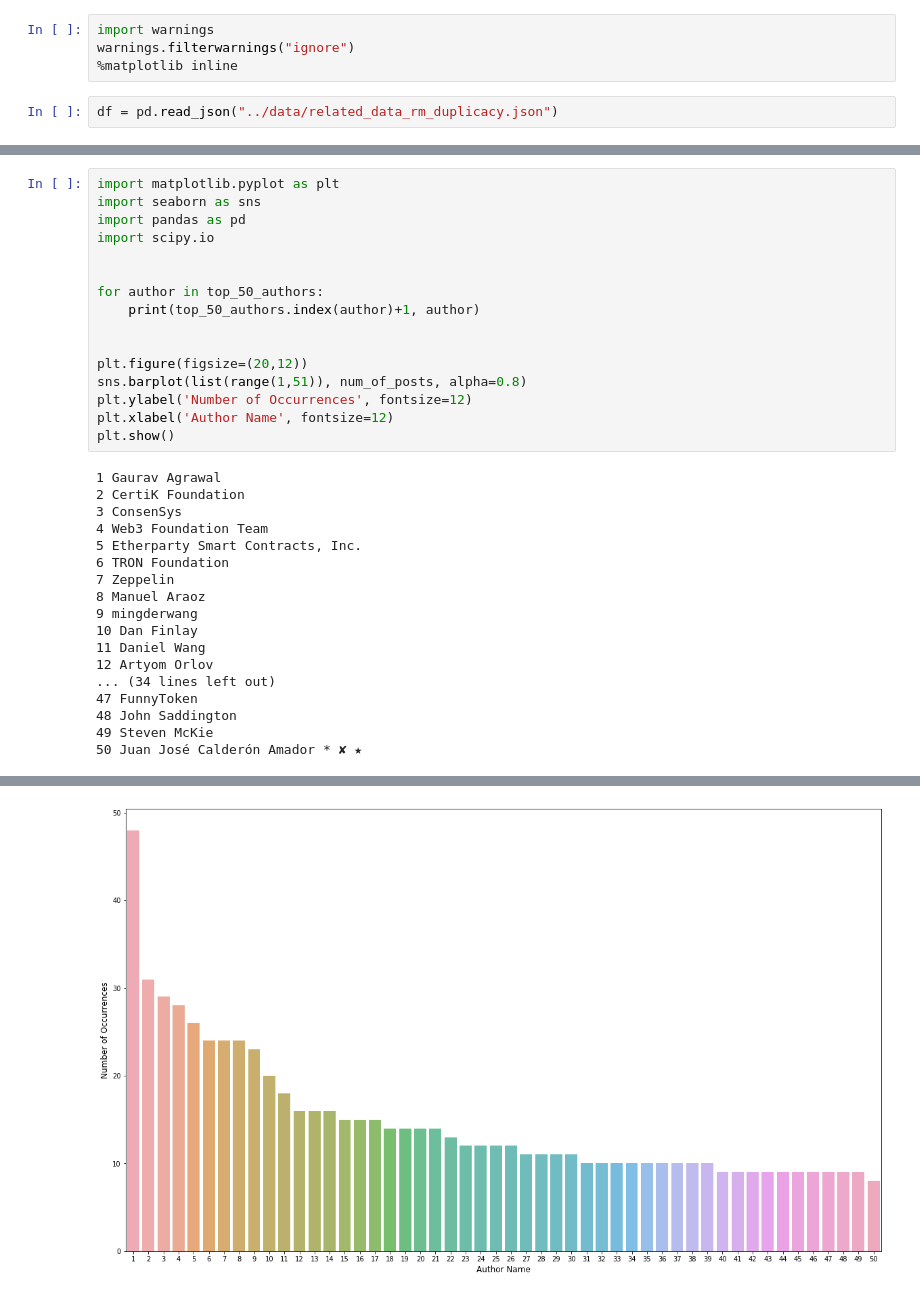
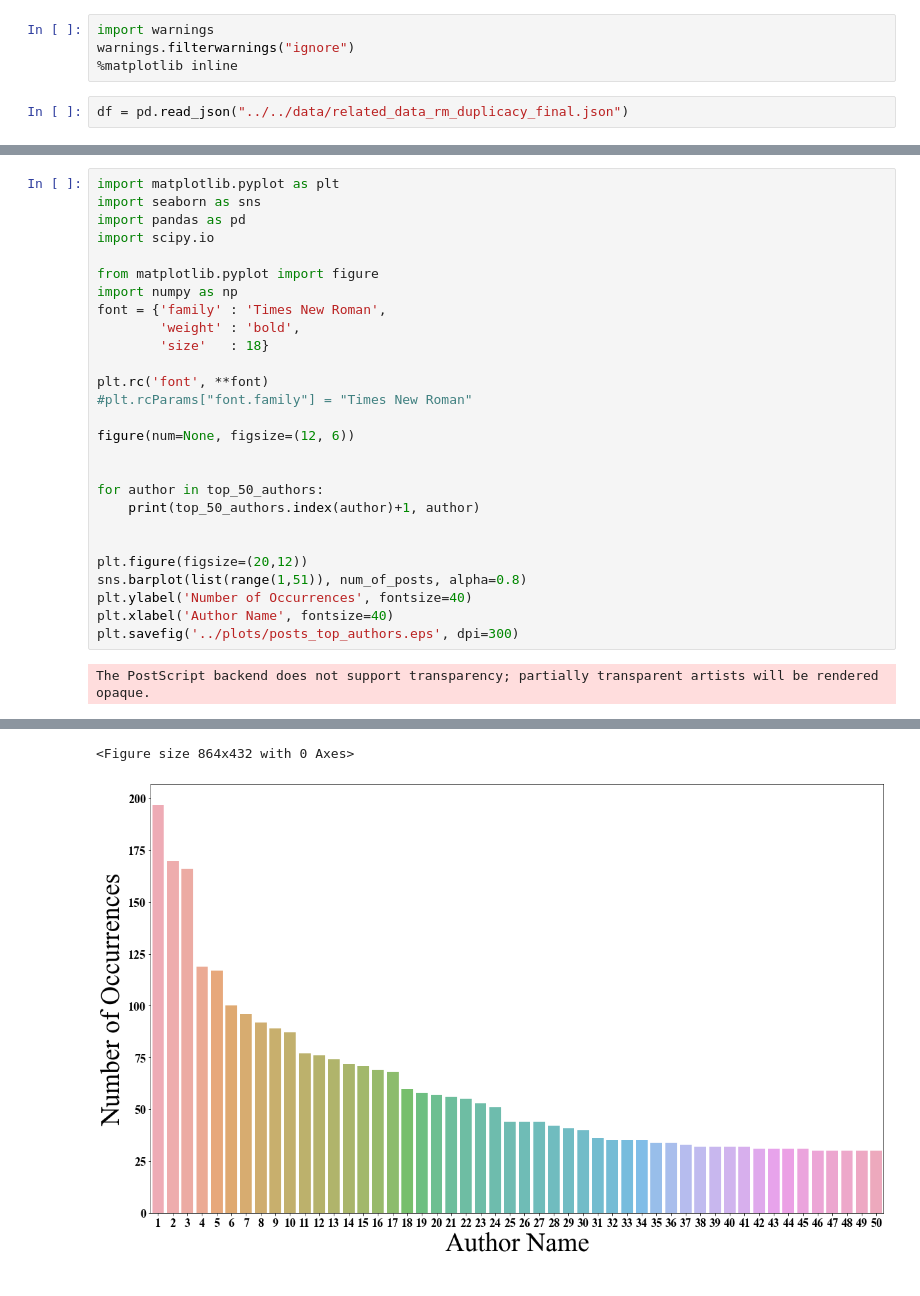
Before and after one commit to shantoroy/medium_blog_post_scrape, a Jupyter notebook: analysis/notebooks/new_dataset_analysis_basic_info.ipynb, the cells around one changed output, grey strips where cells are left out. Saved outputs shown, nothing was run; the diff lists cells and outputs as text.

```diff
--- a/analysis/notebooks/new_dataset_analysis_basic_info.ipynb
+++ b/analysis/notebooks/new_dataset_analysis_basic_info.ipynb
@@ -6,7 +6,7 @@ import warnings
 warnings.filterwarnings("ignore")
 %matplotlib inline
 # %%
-df = pd.read_json("../data/related_data_rm_duplicacy.json")
+df = pd.read_json("../../data/related_data_rm_duplicacy_final.json")
 # %%
 df.columns
 # %% [output]
@@ -72,6 +72,17 @@ import matplotlib.pyplot as plt
 import seaborn as sns
 import pandas as pd
 import scipy.io
+
+from matplotlib.pyplot import figure
+import numpy as np
+font = {'family' : 'Times New Roman',
+        'weight' : 'bold',
+        'size'   : 18}
+
+plt.rc('font', **font)
+#plt.rcParams["font.family"] = "Times New Roman"
+
+figure(num=None, figsize=(12, 6))
 
 
 for author in top_50_authors:
@@ -80,24 +91,8 @@ for author in top_50_authors:
 
 plt.figure(figsize=(20,12))
 sns.barplot(list(range(1,51)), num_of_posts, alpha=0.8)
-plt.ylabel('Number of Occurrences', fontsize=12)
-plt.xlabel('Author Name', fontsize=12)
-plt.show()
+plt.ylabel('Number of Occurrences', fontsize=40)
+plt.xlabel('Author Name', fontsize=40)
+plt.savefig('../plots/posts_top_authors.eps', dpi=300)
 # %% [output]
-1 Gaurav Agrawal
-2 CertiK Foundation
-3 ConsenSys
-4 Web3 Foundation Team
-5 Etherparty Smart Contracts, Inc.
-6 TRON Foundation
-7 Zeppelin
-8 Manuel Araoz
-9 mingderwang
-10 Dan Finlay
-11 Daniel Wang
-12 Artyom Orlov
-... (34 lines left out)
-47 FunnyToken
-48 John Saddington
-49 Steven McKie
-50 Juan José Calderón Amador * ✘ ★
+The PostScript backend does not support transparency; partially transparent artists will be rendered opaque.
@@ -104 +116,2 @@ plt.show()
+<Figure size 864x432 with 0 Axes>
-[figure, old version]
+[figure, new version]
```
Also changed, not shown: parts of 6 cells of this notebook, 21 other files.
